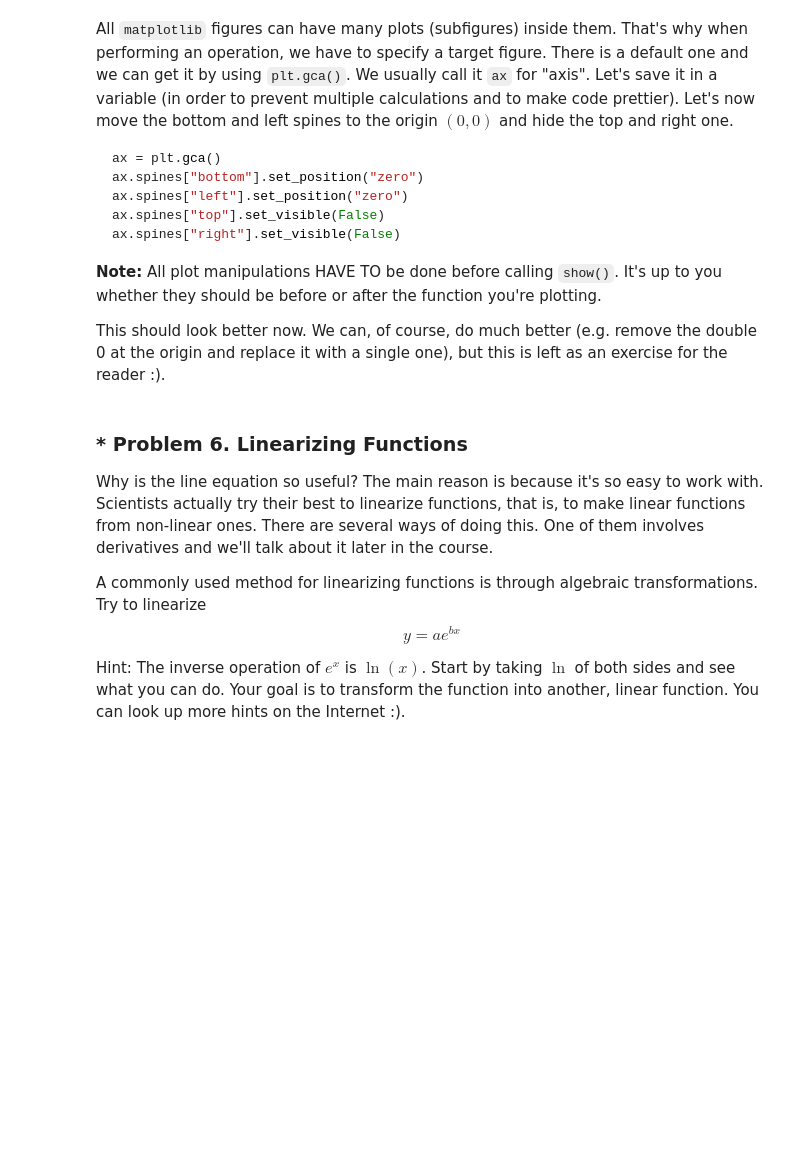
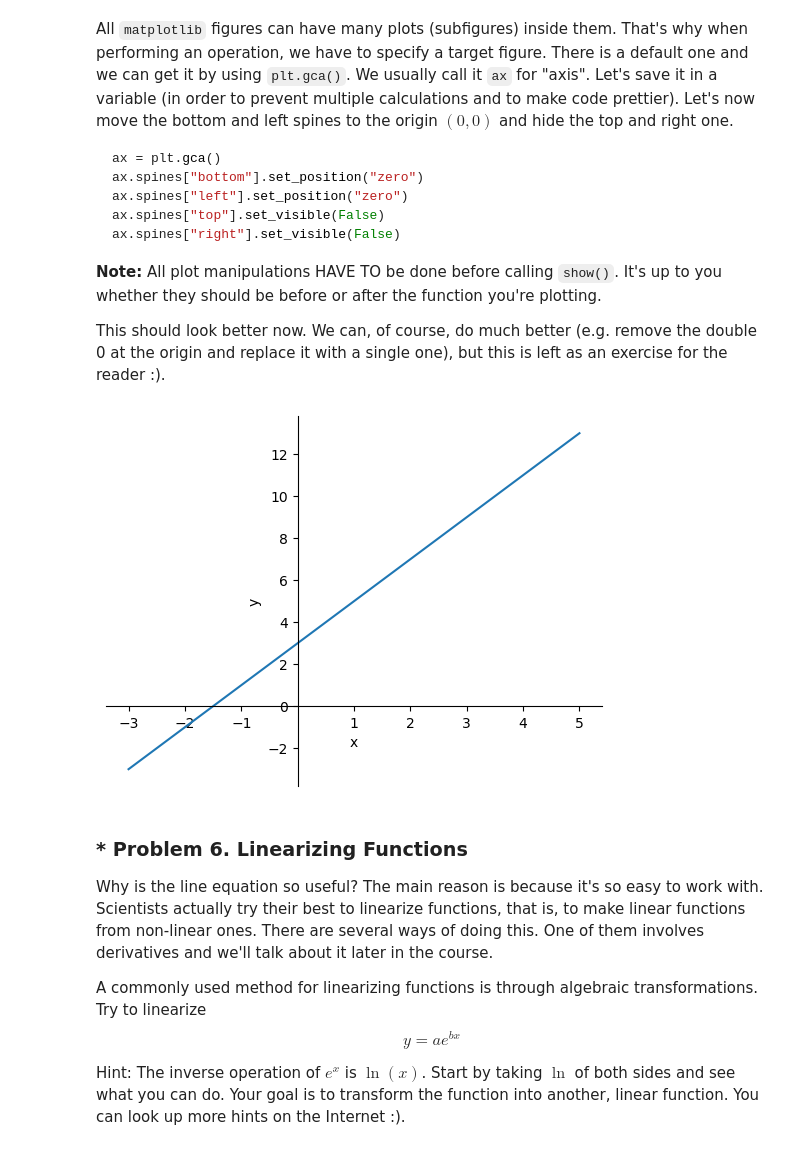
Before and after one commit to mi6oo6im/ml_math_for_devs, a Jupyter notebook: 02. Exercise HSM/High-School Maths Exercise.ipynb, the cells around one changed output. Saved outputs shown, nothing was run; the diff lists cells and outputs as text; code cells hidden in the pictures; blank space fills up the shorter version.

```diff
--- a/02. Exercise HSM/High-School Maths Exercise.ipynb
+++ b/02. Exercise HSM/High-School Maths Exercise.ipynb
@@ -442,6 +486,21 @@ ax.spines["right"].set_visible(False)
 This should look better now. We can, of course, do much better (e.g. remove the double 0 at the origin and replace it with a single one), but this is left as an exercise for the reader :).
 # %%
 # Copy and edit your code here
+# matplotlib example 2
+x = np.linspace(-3, 5, 1000)
+y = 2 * x + 3
+ax = plt.gca()
+ax.spines['bottom'].set_position('zero')
+ax.spines['left'].set_position('zero')
+ax.spines['top'].set_visible(False)
+ax.spines['right'].set_visible(False)
+plt.xticks([tick for tick in range(-3, 6, 1) if tick != 0])
+plt.xlabel('x')
+plt.ylabel('y')
+plt.plot(x, y)
+plt.show()
+# %% [output]
+[figure, added]
 # %% [markdown]
 ### * Problem 6. Linearizing Functions
 Why is the line equation so useful? The main reason is because it's so easy to work with. Scientists actually try their best to linearize functions, that is, to make linear functions from non-linear ones. There are several ways of doing this. One of them involves derivatives and we'll talk about it later in the course.
```
Also changed, not shown: parts of 12 cells of this notebook, 2 other files.
